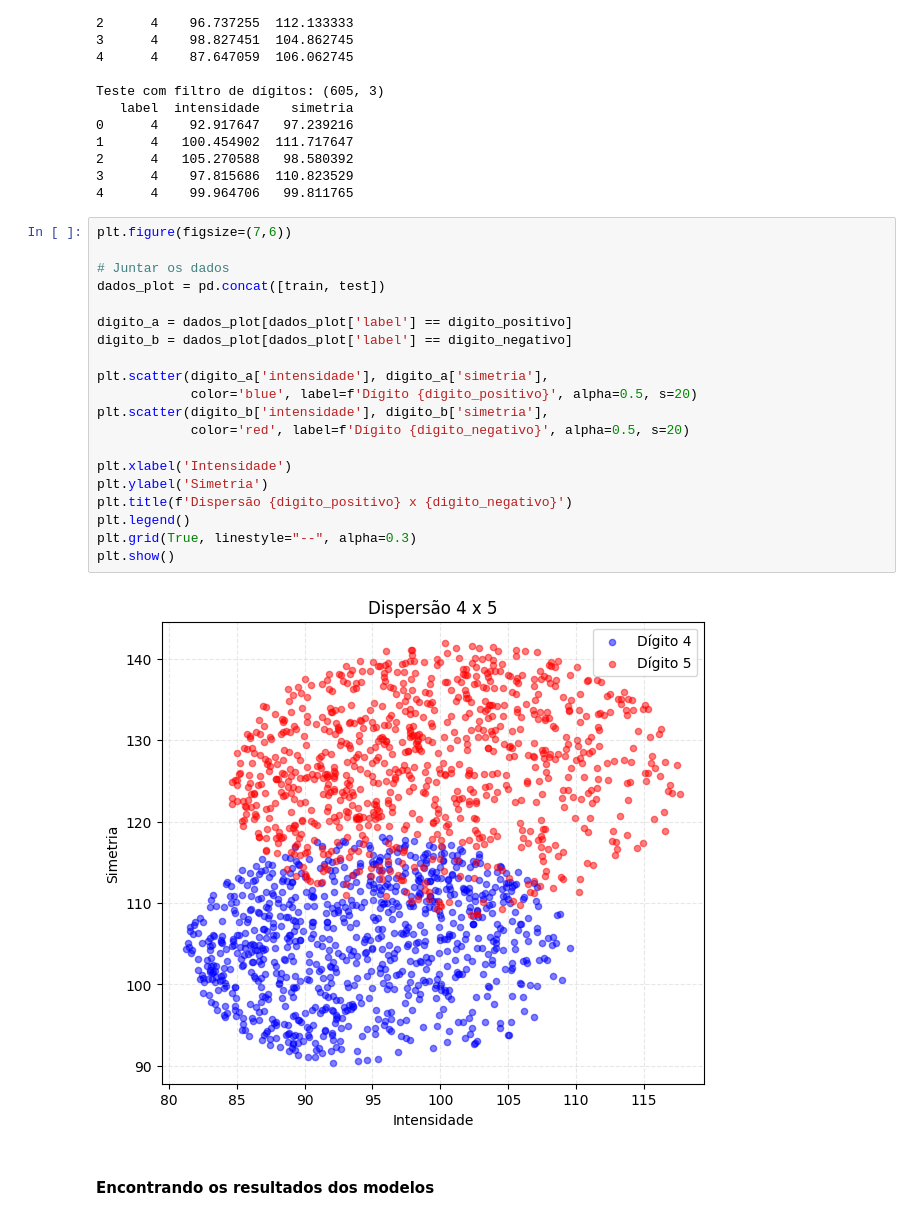
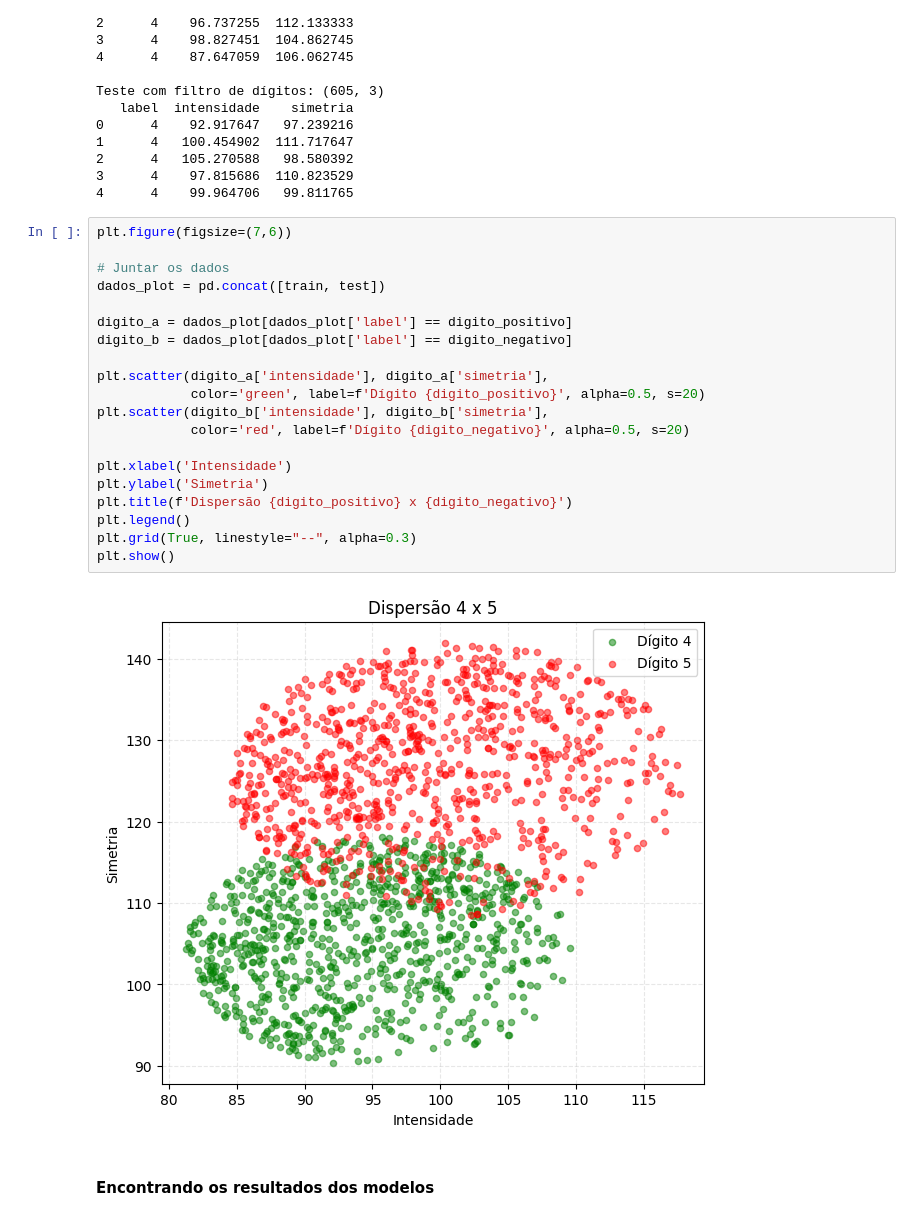
Before and after one commit to Gusttavoafonso/Projeto_1_ML, a Jupyter notebook: classificacao_4x5.ipynb, the cells around one changed output. Drawn from its saved outputs; the diff is of its cells as text.

```diff
--- a/classificacao_4x5.ipynb
+++ b/classificacao_4x5.ipynb
@@ -183,25 +187,25 @@ Teste com filtro de dígitos: (605, 3)
 # %%
 plt.figure(figsize=(7,6))
 
 # Juntar os dados
 dados_plot = pd.concat([train, test])
 
 digito_a = dados_plot[dados_plot['label'] == digito_positivo]
 digito_b = dados_plot[dados_plot['label'] == digito_negativo]
 
 plt.scatter(digito_a['intensidade'], digito_a['simetria'],
-            color='blue', label=f'Dígito {digito_positivo}', alpha=0.5, s=20)
+            color='green', label=f'Dígito {digito_positivo}', alpha=0.5, s=20)
 plt.scatter(digito_b['intensidade'], digito_b['simetria'],
             color='red', label=f'Dígito {digito_negativo}', alpha=0.5, s=20)
 
 plt.xlabel('Intensidade')
 plt.ylabel('Simetria')
 plt.title(f'Dispersão {digito_positivo} x {digito_negativo}')
 plt.legend()
 plt.grid(True, linestyle="--", alpha=0.3)
 plt.show()
 # %% [output]
-[figure, old version]
+[figure, new version]
 # %% [markdown]
 #### Encontrando os resultados dos modelos
 # %% [markdown]
```
Also changed, not shown: parts of 11 cells of this notebook, 2 other files.
